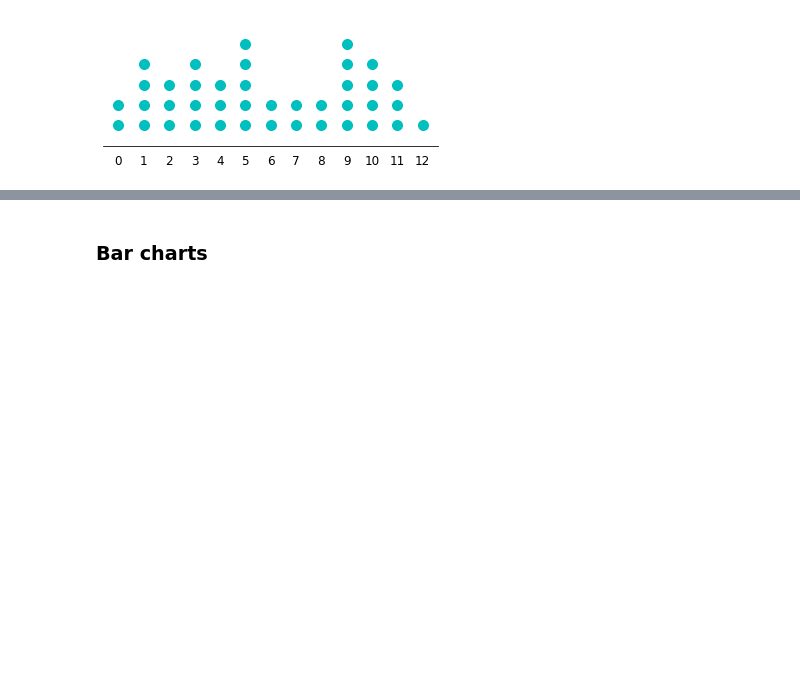
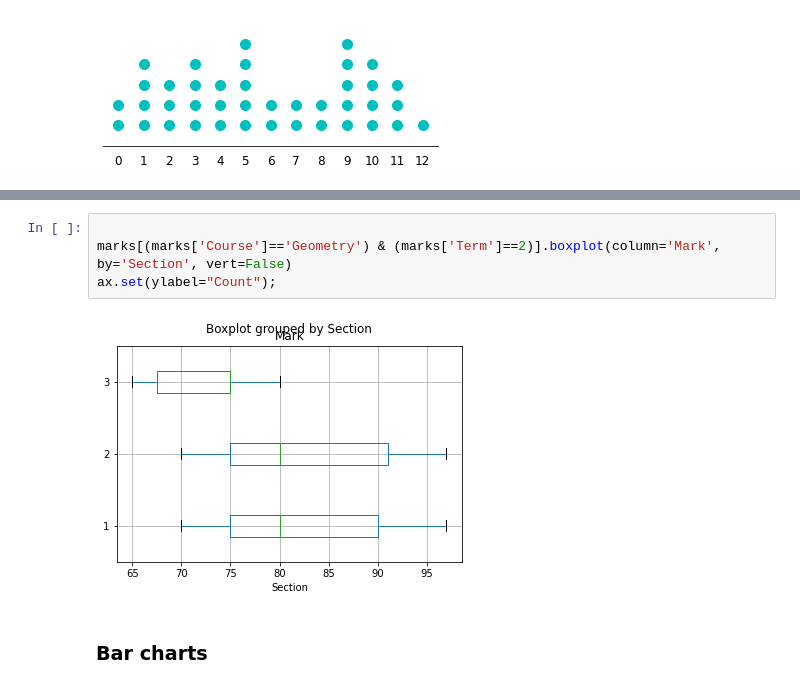
Before and after one commit to chrishuson/chrishuson.github.io, a Jupyter notebook: templates/stats-slide-deck.ipynb, the cells around one changed output, grey strips where cells are left out. Saved outputs shown, nothing was run; the diff lists cells and outputs as text; blank space fills up the shorter version.

```diff
--- a/templates/stats-slide-deck.ipynb
+++ b/templates/stats-slide-deck.ipynb
@@ -142,3 +195,9 @@ plt.show()
+# %%
+
+marks[(marks['Course']=='Geometry') & (marks['Term']==2)].boxplot(column='Mark', by='Section', vert=False)
+ax.set(ylabel="Count");
+# %% [output]
+[figure, added]
 # %% [markdown]
 ### Bar charts
 # %%
```
Also changed, not shown: parts of 8 cells of this notebook, 1 other file.
